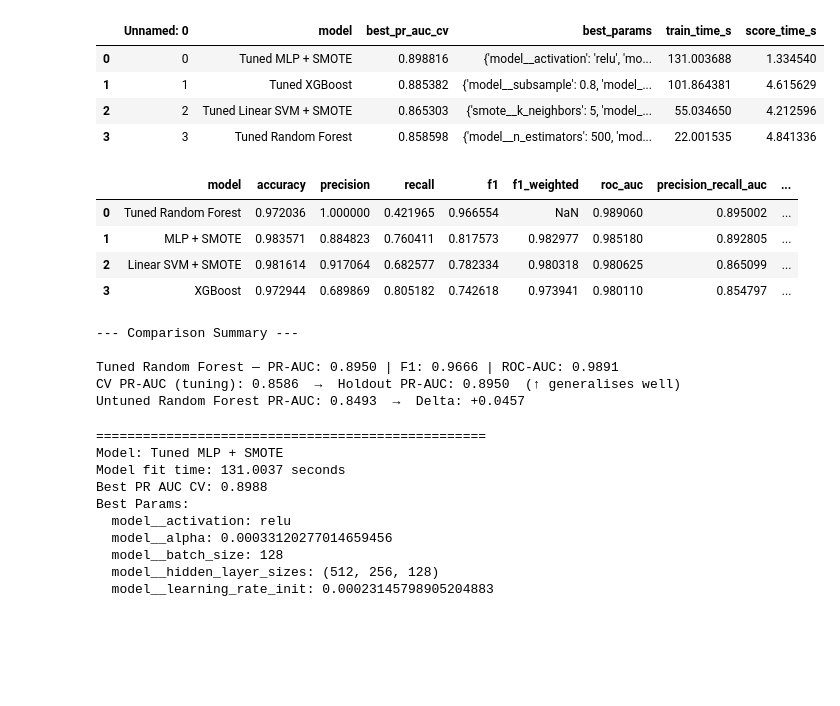
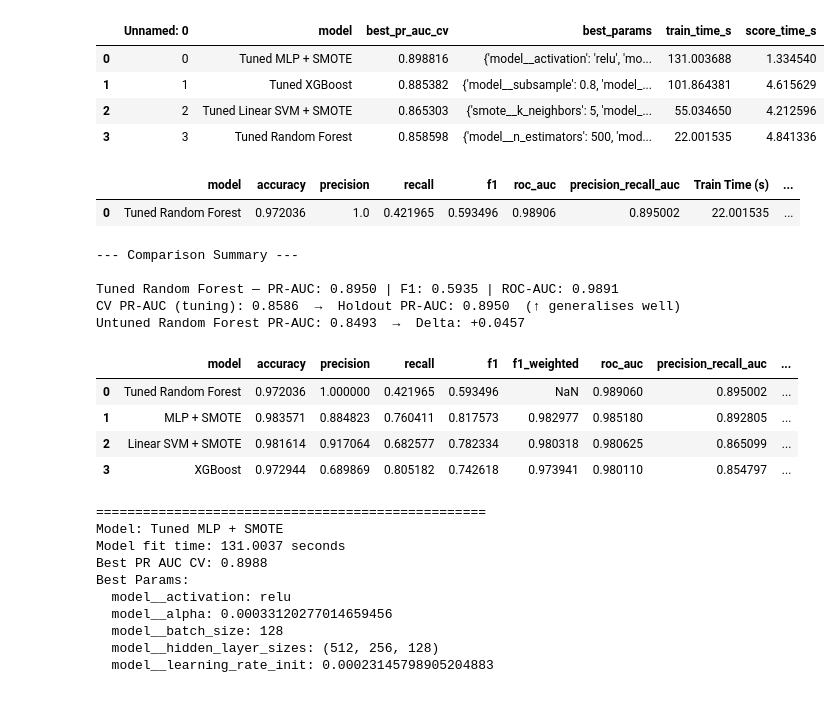
Before and after one commit to antaerus/fluffy-goggles, a Jupyter notebook: capstone_evaluation.ipynb, the cells around one changed output. Drawn from its saved outputs; the diff is of its cells as text; code cells hidden in the pictures; blank space fills up the shorter version.

```diff
--- a/capstone_evaluation.ipynb
+++ b/capstone_evaluation.ipynb
@@ -322,7 +303,7 @@ With your data prepared, split it into a train and test set.
 # %%
 job_postings_sans_salary_location = job_postings_clean.loc[:, ~job_postings_clean.columns.str.contains("salary|location|currency", case=False, regex=True)]
 
-X = job_postings_sans_salary_location.drop(columns=['job_id', 'salary_range', 'fraudulent'], errors='ignore')
+X = job_postings_sans_salary_location.drop(columns=['job_id','fraudulent'])
 X_tree = job_postings_clean.drop(columns=['job_id', 'salary_range', 'fraudulent', 'location'])
 y = job_postings_clean['fraudulent']
 # %%
@@ -703,21 +690,24 @@ rf_proba = tuned_rf.predict_proba(X_test_rf)[:, 1]
 accuracy_rf = accuracy_score(y_test, rf_pred)
 precision_rf = precision_score(y_test, rf_pred, zero_division=0)
 recall_rf = recall_score(y_test, rf_pred, zero_division=0)
-f1_rf = f1_score(y_test, rf_pred, zero_division=0, average='weighted')
+f1_rf = f1_score(y_test, rf_pred, zero_division=0)
 roc_auc_rf = roc_auc_score(y_test, rf_proba)
 pr_auc_rf = average_precision_score(y_test, rf_proba)
 
 # ── Build summary row ─────────────────────────────────────────────────────────
 tuned_rf_metrics = {
-    "model":                "Tuned Random Forest",
-    "accuracy":             accuracy_rf,
-    "precision":            precision_rf,
-    "recall":               recall_rf,
-    "f1":                   f1_rf,
-    "roc_auc":              roc_auc_rf,
-    "precision_recall_auc": pr_auc_rf       # ← consistent with holdout_df column name
+    "model":  "Tuned Random Forest",
+    "accuracy": accuracy_rf,
+    "precision": precision_rf,
+    "recall": recall_rf,
+    "f1": f1_rf,
+    "roc_auc": roc_auc_rf,
+    "precision_recall_auc": pr_auc_rf,
+    "Train Time (s)": tuning_df[tuning_df['model'] == "Tuned Random Forest"]['train_time_s'].values[0],
+    "Test Time (s)": tuning_df[tuning_df['model'] == "Tuned Random Forest"]['score_time_s'].values[0]
 }
 tuned_rf_df = pd.DataFrame([tuned_rf_metrics])
+display(tuned_rf_df)
 
 # ── Combine with holdout baseline results ─────────────────────────────────────
 comparison_df = pd.concat(
@@ -728,44 +718,47 @@ comparison_df = pd.concat(
 # ── Sort by PR-AUC — use the actual column name ───────────────────────────────
 comparison_df = (
     comparison_df
     .sort_values(by="precision_recall_auc", ascending=False)   # ← was "pr_auc" (KeyError)
     .reset_index(drop=True)
 )
-display(comparison_df)
 
 # ── Summary print ─────────────────────────────────────────────────────────────
 print("\n--- Comparison Summary ---\n")
 print(
     f"Tuned Random Forest — PR-AUC: {pr_auc_rf:.4f} | "
     f"F1: {f1_rf:.4f} | ROC-AUC: {roc_auc_rf:.4f}"
 )
 
 # ── CV vs holdout gap ─────────────────────────────────────────────────────────
 if "tuning_df" in dir() and (tuning_df["model"] == "Tuned Random Forest").any():
     cv_pr_auc = tuning_df.loc[tuning_df["model"] == "Tuned Random Forest", "best_pr_auc_cv"].iloc[0]
     print(
         f"CV PR-AUC (tuning): {cv_pr_auc:.4f}  →  Holdout PR-AUC: {pr_auc_rf:.4f}  "
         f"({'↑ generalises well' if pr_auc_rf >= cv_pr_auc else '↓ some overfitting'})"
     )
 
 # ── Delta vs untuned baseline ─────────────────────────────────────────────────
 if (holdout_df["model"] == "Random Forest").any():
     old_pr = holdout_df.loc[holdout_df["model"] == "Random Forest", "precision_recall_auc"].iloc[0]
     print(
         f"Untuned Random Forest PR-AUC: {old_pr:.4f}  →  "
         f"Delta: {pr_auc_rf - old_pr:+.4f}"
     )
+
+display(comparison_df)
 # %% [output]
-|  | model | accuracy | precision | recall | f1 | f1_weighted | roc_auc | precision_recall_auc | ... |
-| 0 | Tuned Random Forest | 0.972036 | 1.000000 | 0.421965 | 0.966554 | NaN | 0.989060 | 0.895002 | ... |
-| 1 | MLP + SMOTE | 0.983571 | 0.884823 | 0.760411 | 0.817573 | 0.982977 | 0.985180 | 0.892805 | ... |
-| 2 | Linear SVM + SMOTE | 0.981614 | 0.917064 | 0.682577 | 0.782334 | 0.980318 | 0.980625 | 0.865099 | ... |
-| 3 | XGBoost | 0.972944 | 0.689869 | 0.805182 | 0.742618 | 0.973941 | 0.980110 | 0.854797 | ... |
+|  | model | accuracy | precision | recall | f1 | roc_auc | precision_recall_auc | Train Time (s) | ... |
+| 0 | Tuned Random Forest | 0.972036 | 1.0 | 0.421965 | 0.593496 | 0.98906 | 0.895002 | 22.001535 | ... |
 --- Comparison Summary ---
 
-Tuned Random Forest — PR-AUC: 0.8950 | F1: 0.9666 | ROC-AUC: 0.9891
+Tuned Random Forest — PR-AUC: 0.8950 | F1: 0.5935 | ROC-AUC: 0.9891
 CV PR-AUC (tuning): 0.8586  →  Holdout PR-AUC: 0.8950  (↑ generalises well)
 Untuned Random Forest PR-AUC: 0.8493  →  Delta: +0.0457
+|  | model | accuracy | precision | recall | f1 | f1_weighted | roc_auc | precision_recall_auc | ... |
+| 0 | Tuned Random Forest | 0.972036 | 1.000000 | 0.421965 | 0.593496 | NaN | 0.989060 | 0.895002 | ... |
+| 1 | MLP + SMOTE | 0.983571 | 0.884823 | 0.760411 | 0.817573 | 0.982977 | 0.985180 | 0.892805 | ... |
+| 2 | Linear SVM + SMOTE | 0.981614 | 0.917064 | 0.682577 | 0.782334 | 0.980318 | 0.980625 | 0.865099 | ... |
+| 3 | XGBoost | 0.972944 | 0.689869 | 0.805182 | 0.742618 | 0.973941 | 0.980110 | 0.854797 | ... |
 # %%
 for _, row in tuning_df.iterrows():
     print(f"\n{'='*50}")
```
Also changed, not shown: parts of 25 cells of this notebook, 1 other file.
